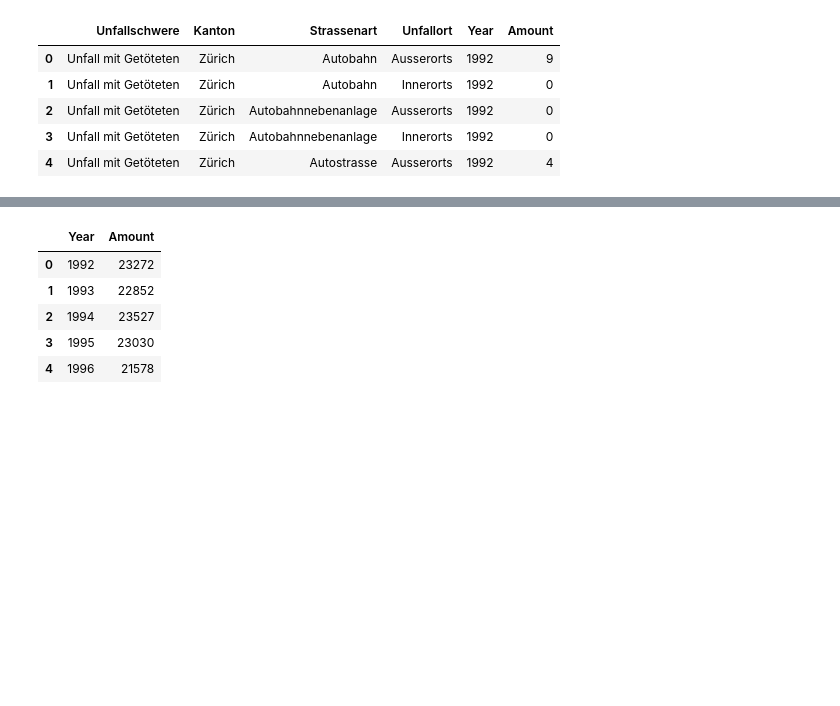
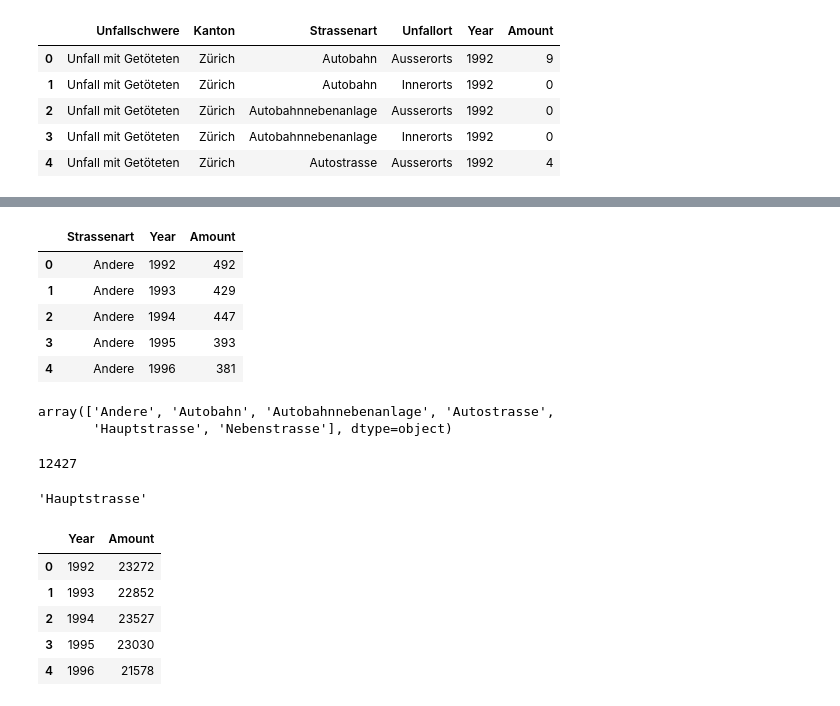
Before and after one commit to sccasutt/Projects, a Jupyter notebook: Training_projects/Tutorials/dash/data_preparation.ipynb, the cells around one changed output, grey strips where cells are left out. Saved outputs shown, nothing was run; the diff lists cells and outputs as text; code cells hidden in the pictures; blank space fills up the shorter version.

```diff
--- a/Training_projects/Tutorials/dash/data_preparation.ipynb
+++ b/Training_projects/Tutorials/dash/data_preparation.ipynb
@@ -44,3 +110,28 @@ df.head()
+# %%
+road_df = pd.DataFrame(df.groupby(['Strassenart','Year'])['Amount'].sum())
+road_df.reset_index(inplace=True)
+road_df['Year'] = pd.to_numeric(road_df['Year'])
+road_df.head()
+# %% [output]
+|  | Strassenart | Year | Amount |
+| 0 | Andere | 1992 | 492 |
+| 1 | Andere | 1993 | 429 |
+| 2 | Andere | 1994 | 447 |
+| 3 | Andere | 1995 | 393 |
+| 4 | Andere | 1996 | 381 |
+# %%
+road_df['Strassenart'].unique()
+# %% [output]
+array(['Andere', 'Autobahn', 'Autobahnnebenanlage', 'Autostrasse',
+       'Hauptstrasse', 'Nebenstrasse'], dtype=object)
+# %%
+road_df['Amount'].max()
+# %% [output]
+12427
+# %%
+road_df[road_df['Amount'] == road_df['Amount'].max()]['Strassenart'].values[0]
+# %% [output]
+'Hauptstrasse'
 # %%
 line_df = pd.DataFrame(df.groupby(['Year'])['Amount'].sum())
 line_df.reset_index(inplace=True)
```
Also changed, not shown: parts of 11 cells of this notebook, 1 other file.
